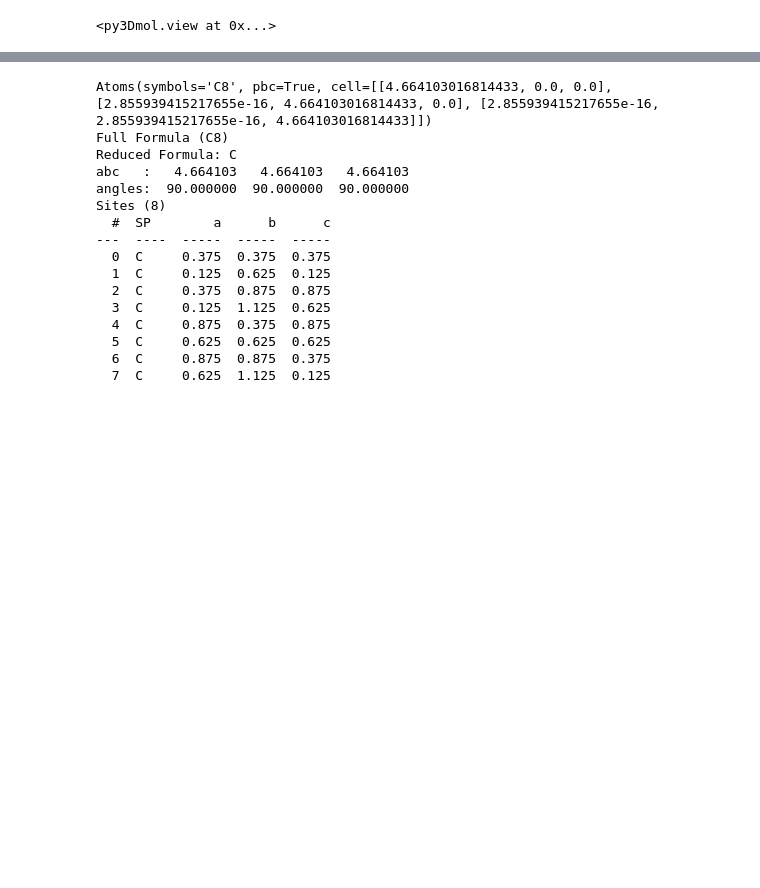
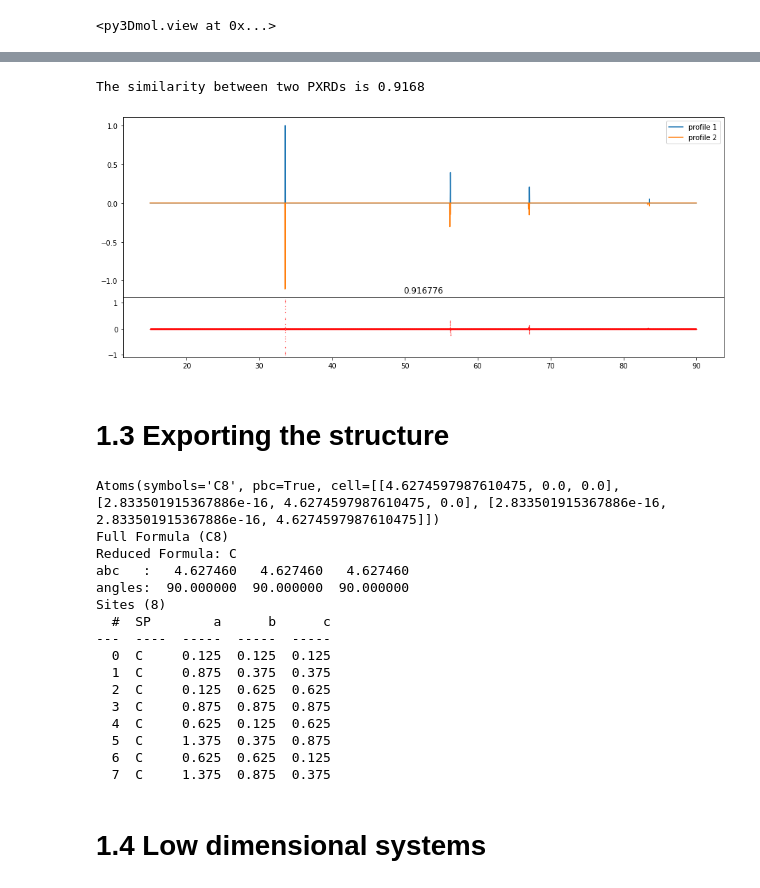
Before and after one commit to MaterSim/PyXtal, a Jupyter notebook: examples/tutorials_notebook/01_atomic_crystals.ipynb, the cells around one changed output, grey strips where cells are left out. Drawn from its saved outputs; the diff is of its cells as text; code cells hidden in the pictures; blank space fills up the shorter version.

Commit message:
major updates for the documentation + change the cif file format

```diff
--- a/examples/tutorials_notebook/01_atomic_crystals.ipynb
+++ b/examples/tutorials_notebook/01_atomic_crystals.ipynb
@@ -14,0 +13,7 @@ Wyckoff sites:
+# %%
+C1 = pyxtal()
+C1.from_random(3, 227, ['C'], [8])
+# Alternative, you can also generate the structure with pre-assigned sites
+# C1.from_random(3, 225, ["C"], [12], sites=[["4a", "8c"]])
+
+print(C1)
@@ -33,5 +48,5 @@ C.show(supercell=(2,2,1))
 # %%
 # lower the symmetry from cubic to tetragonal
-C1 = C.subgroup(H=141)
-print(C1)
+C2 = C1.subgroup(H=141, once=True, eps=1e-2)
+print(C2)
 # %% [output]
@@ -61,25 +60,52 @@ C1.to_ase().write('2.vasp', format='vasp', vasp5=True)
+# %%
+# Compute the XRD
+xrd1 = C1.get_XRD()
+xrd2 = C2.get_XRD()
+# %%
+# Compare two structures by XRD
+from pyxtal.XRD import Similarity
+p1 = xrd1.get_profile()
+p2 = xrd2.get_profile()
+s = Similarity(p1, p2, x_range=[15, 90])
+print(s)
+s.show()
+# %% [output]
+The similarity between two PXRDs is 0.9168
+[figure, added]
+# %% [markdown]
+# 1.3 Exporting the structure
 # %%
-#In general, you can export the structure to ASE or pymatgen
-ase_struc = C.to_ase()
+#In general, you can export the structure in several ways
+
+# CIF/POSCAR file
+C1.to_file('1.cif')
+C1.to_ase().write('1.vasp', format='vasp', vasp5=True)
+
+# ASE's atoms object
+ase_struc = C1.to_ase()
 print(ase_struc)
-pmg_struc = C.to_pymatgen()
+
+# Pymatgen object
+pmg_struc = C1.to_pymatgen()
 print(pmg_struc)
 # %% [output]
-Atoms(symbols='C8', pbc=True, cell=[[4.664103016814433, 0.0, 0.0], [2.855939415217655e-16, 4.664103016814433, 0.0], [2.855939415217655e-16, 2.855939415217655e-16, 4.664103016814433]])
+Atoms(symbols='C8', pbc=True, cell=[[4.6274597987610475, 0.0, 0.0], [2.833501915367886e-16, 4.6274597987610475, 0.0], [2.833501915367886e-16, 2.833501915367886e-16, 4.6274597987610475]])
 Full Formula (C8)
 Reduced Formula: C
-abc   :   4.664103   4.664103   4.664103
+abc   :   4.627460   4.627460   4.627460
 angles:  90.000000  90.000000  90.000000
 Sites (8)
   #  SP        a      b      c
 ---  ----  -----  -----  -----
-  0  C     0.375  0.375  0.375
-  1  C     0.125  0.625  0.125
-  2  C     0.375  0.875  0.875
-  3  C     0.125  1.125  0.625
-  4  C     0.875  0.375  0.875
-  5  C     0.625  0.625  0.625
-  6  C     0.875  0.875  0.375
-  7  C     0.625  1.125  0.125
+  0  C     0.125  0.125  0.125
+  1  C     0.875  0.375  0.375
+  2  C     0.125  0.625  0.625
+  3  C     0.875  0.875  0.875
+  4  C     0.625  0.125  0.625
+  5  C     1.375  0.375  0.875
+  6  C     0.625  0.625  0.125
+  7  C     1.375  0.875  0.375
+# %% [markdown]
+# 1.4 Low dimensional systems
 # %%
 # An example to generate 2D atomic crystal
```
Also changed, not shown: parts of 15 cells of this notebook, 7 other files.
